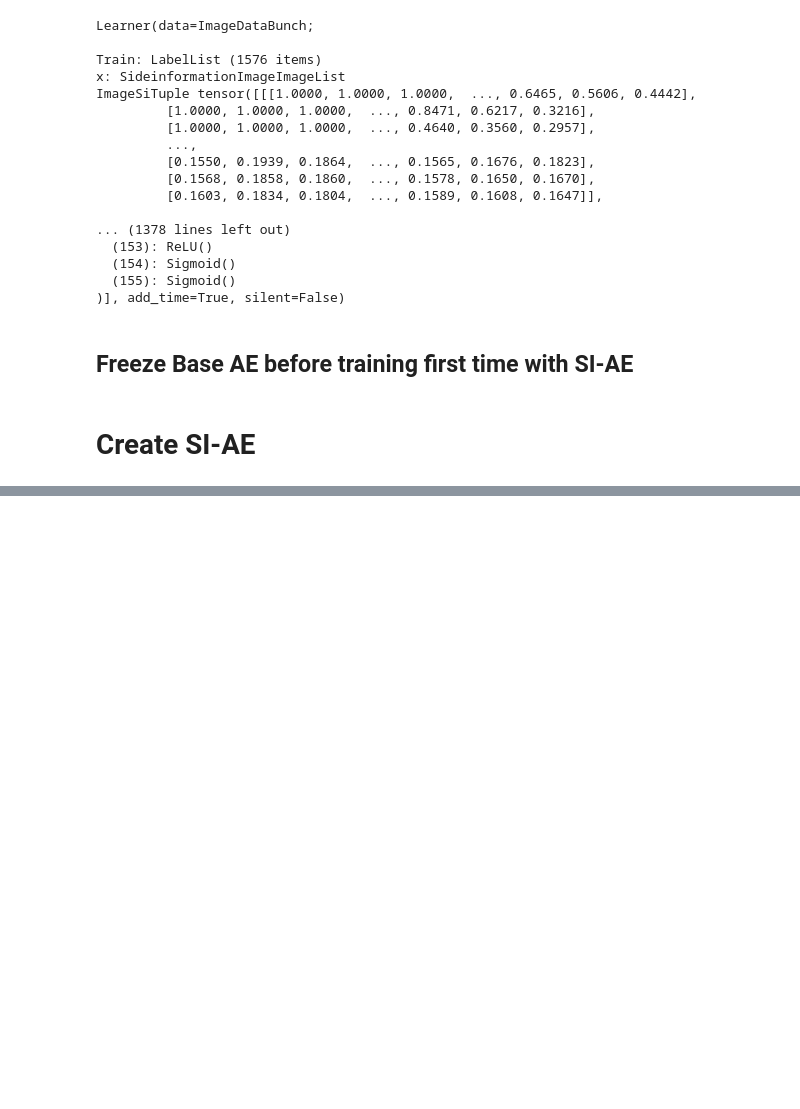
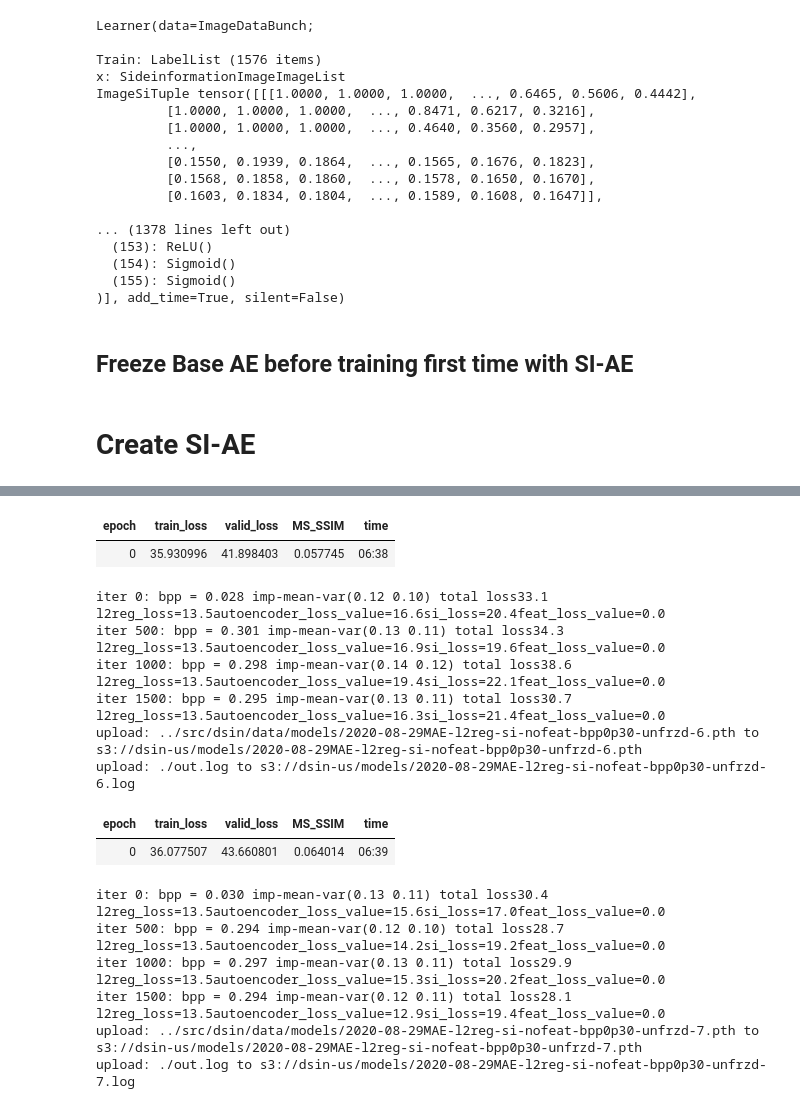
Before and after one commit to barakbeilin/tDSIN, a Jupyter notebook: tutorials/aws_trainer_train_si_sep_mae_featloss.ipynb, the cells around one changed output, grey strips where cells are left out. Saved outputs shown, nothing was run; the diff lists cells and outputs as text; code cells hidden in the pictures; blank space fills up the shorter version.

```diff
--- a/tutorials/aws_trainer_train_si_sep_mae_featloss.ipynb
+++ b/tutorials/aws_trainer_train_si_sep_mae_featloss.ipynb
@@ -167,3 +260,30 @@ for i,lr in zip(range(offset,len(lrs)),lrs[offset:]):
+# %%
+lrs = [1e-5] *3 + [1e-6] *3 + [1e-7] * 2
+offset = 6
+for i,lr in zip(range(offset,len(lrs)),lrs[offset:]):
+    if i != 0:
+        learn.load(f'{model_fname}-{i - 1}',with_opt=True)
+    learn.fit(1, lr=lr,wd=0,callbacks=[ParameterRunningAverageMetricCallback(learn.loss_func),BitEntropy(loss_man=learn.loss_func,logger=logger,use_si=True)])
+    learn.save(f'{model_fname}-{i}')
+    !aws s3 cp ~/tDSIN/src/dsin/data/models/{model_fname}-{i}.pth  s3://dsin-us/models/
+    !aws s3 cp ~/tDSIN/tutorials/out.log s3://dsin-us/models/{model_fname}-{i}.log
+# %% [output]
+| epoch | train_loss | valid_loss | MS_SSIM | time |
+| 0 | 35.930996 | 41.898403 | 0.057745 | 06:38 |
+iter 0: bpp = 0.028 imp-mean-var(0.12 0.10) total loss33.1  l2reg_loss=13.5autoencoder_loss_value=16.6si_loss=20.4feat_loss_value=0.0
+iter 500: bpp = 0.301 imp-mean-var(0.13 0.11) total loss34.3  l2reg_loss=13.5autoencoder_loss_value=16.9si_loss=19.6feat_loss_value=0.0
+iter 1000: bpp = 0.298 imp-mean-var(0.14 0.12) total loss38.6  l2reg_loss=13.5autoencoder_loss_value=19.4si_loss=22.1feat_loss_value=0.0
+iter 1500: bpp = 0.295 imp-mean-var(0.13 0.11) total loss30.7  l2reg_loss=13.5autoencoder_loss_value=16.3si_loss=21.4feat_loss_value=0.0
+upload: ../src/dsin/data/models/2020-08-29MAE-l2reg-si-nofeat-bpp0p30-unfrzd-6.pth to s3://dsin-us/models/2020-08-29MAE-l2reg-si-nofeat-bpp0p30-unfrzd-6.pth
+upload: ./out.log to s3://dsin-us/models/2020-08-29MAE-l2reg-si-nofeat-bpp0p30-unfrzd-6.log
+| epoch | train_loss | valid_loss | MS_SSIM | time |
+| 0 | 36.077507 | 43.660801 | 0.064014 | 06:39 |
+iter 0: bpp = 0.030 imp-mean-var(0.13 0.11) total loss30.4  l2reg_loss=13.5autoencoder_loss_value=15.6si_loss=17.0feat_loss_value=0.0
+iter 500: bpp = 0.294 imp-mean-var(0.12 0.10) total loss28.7  l2reg_loss=13.5autoencoder_loss_value=14.2si_loss=19.2feat_loss_value=0.0
+iter 1000: bpp = 0.297 imp-mean-var(0.13 0.11) total loss29.9  l2reg_loss=13.5autoencoder_loss_value=15.3si_loss=20.2feat_loss_value=0.0
+iter 1500: bpp = 0.294 imp-mean-var(0.12 0.11) total loss28.1  l2reg_loss=13.5autoencoder_loss_value=12.9si_loss=19.4feat_loss_value=0.0
+upload: ../src/dsin/data/models/2020-08-29MAE-l2reg-si-nofeat-bpp0p30-unfrzd-7.pth to s3://dsin-us/models/2020-08-29MAE-l2reg-si-nofeat-bpp0p30-unfrzd-7.pth
+upload: ./out.log to s3://dsin-us/models/2020-08-29MAE-l2reg-si-nofeat-bpp0p30-unfrzd-7.log
 # %%
 learn.data.train_ds[1][0].img
 # %%
```
Also changed, not shown: parts of 9 cells of this notebook, 1 other file.
